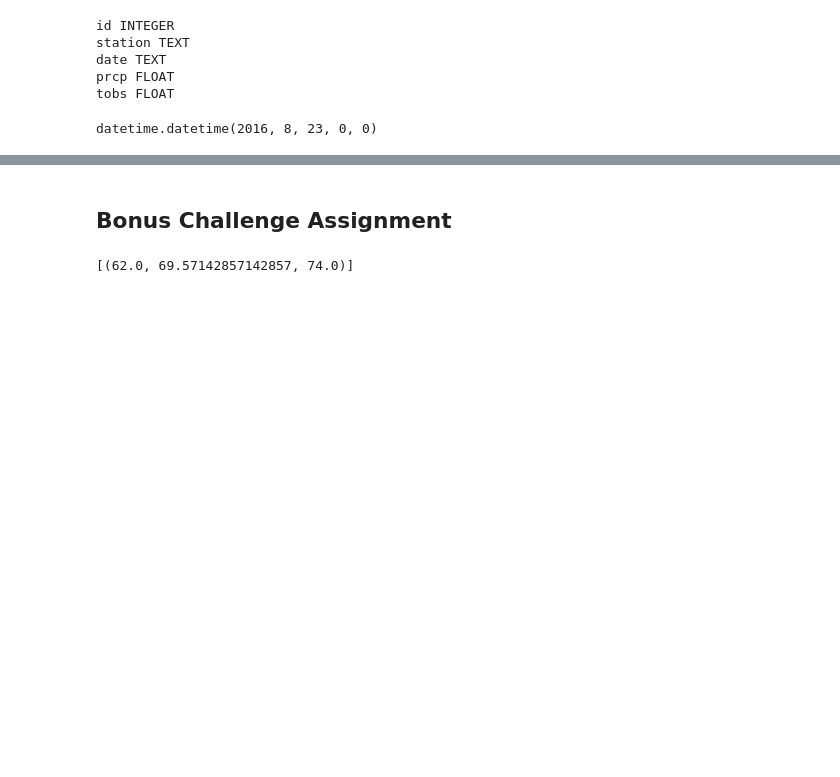
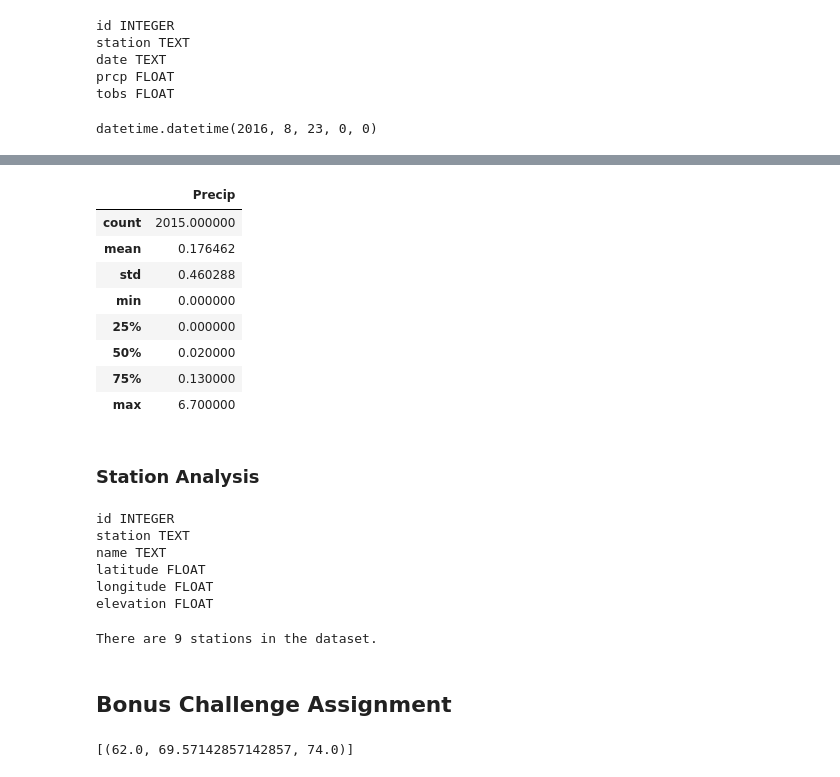
Before and after one commit to byoung11644/SQLAlchemy_Example, a Jupyter notebook: climate_analysis.ipynb, the cells around one changed output, grey strips where cells are left out. Drawn from its saved outputs; the diff is of its cells as text; code cells hidden in the pictures; blank space fills up the shorter version.

```diff
--- a/climate_analysis.ipynb
+++ b/climate_analysis.ipynb
@@ -93,7 +159,36 @@ WHERE measurement.date <= ?]
 # %%
 # Use Pandas to calcualte the summary statistics for the precipitation data
+
+precip_df.describe()
+# %% [output]
+|  | Precip |
+| count | 2015.000000 |
+| mean | 0.176462 |
+| std | 0.460288 |
+| min | 0.000000 |
+| 25% | 0.000000 |
+| 50% | 0.020000 |
+| 75% | 0.130000 |
+| max | 6.700000 |
+# %% [markdown]
+### Station Analysis
+# %%
+columns = inspector.get_columns('Station')
+for c in columns:
+    print(c['name'], c['type'])
+# %% [output]
+id INTEGER
+station TEXT
+name TEXT
+latitude FLOAT
+longitude FLOAT
+elevation FLOAT
 # %%
 # Design a query to show how many stations are available in this dataset?
+stations = session.query(Station.station).count()
+print(f"There are {stations} stations in the dataset.")
+# %% [output]
+There are 9 stations in the dataset.
 # %%
 # What are the most active stations? (i.e. what stations have the most rows)?
 # List the stations and the counts in descending order.
```
Also changed, not shown: parts of 6 cells of this notebook.
